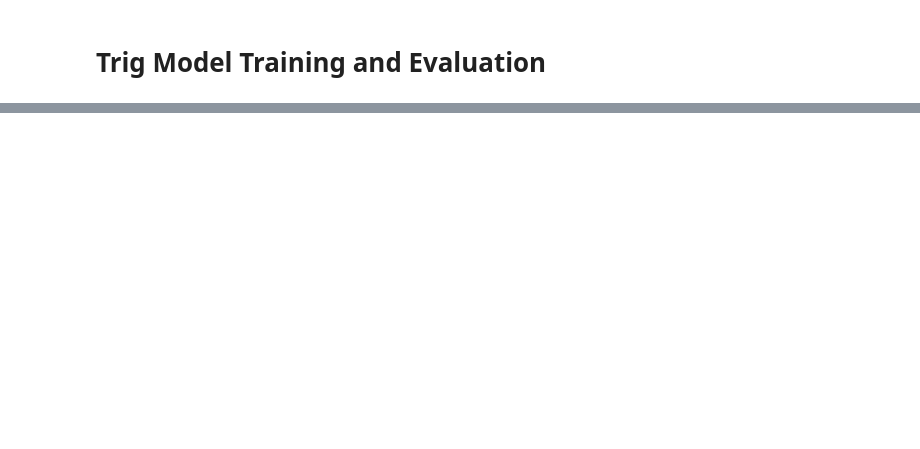
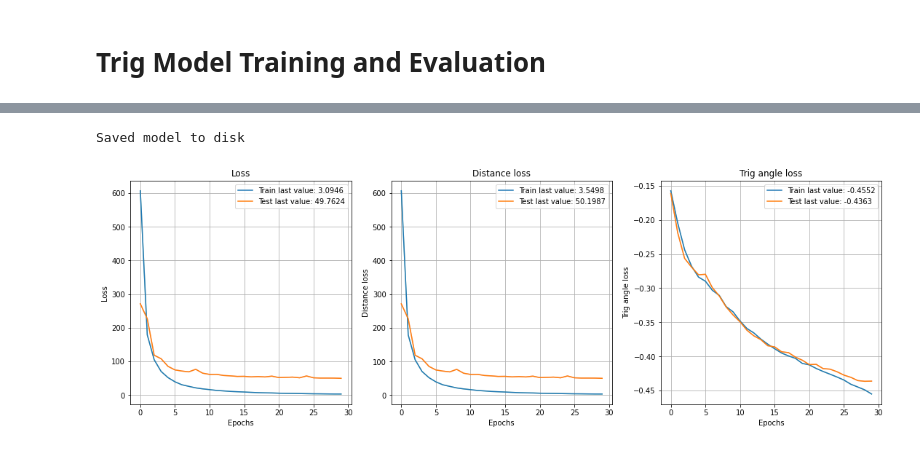
Before and after one commit to jshutler/cv_distance_estimation, a Jupyter notebook: scripts_and_notebooks/train_image_models.ipynb, the cells around one changed output, grey strips where cells are left out. Saved outputs shown, nothing was run; the diff lists cells and outputs as text; code cells hidden in the pictures; blank space fills up the shorter version.

```diff
--- a/scripts_and_notebooks/train_image_models.ipynb
+++ b/scripts_and_notebooks/train_image_models.ipynb
@@ -637,0 +643,36 @@ img_metric_df
+# %%
+#needing to resset these
+
+#subimage position layers
+subimage_pos_layer = keras.layers.Conv2D(500, kernel_size=3, activation="relu")(subimage_pos_input)
+subimage_pos_layer = keras.layers.AveragePooling2D()(subimage_pos_layer)
+subimage_pos_layer = keras.layers.Conv2D(250, kernel_size=3, activation="relu")(subimage_pos_layer)
+subimage_pos_layer = keras.layers.AveragePooling2D()(subimage_pos_layer)
+subimage_pos_layer = keras.layers.Flatten()(subimage_pos_layer)
+
+#concatanate the two layers
+combined_layer = keras.layers.concatenate([subimage_pos_layer, class_layer])
+combined_layer = keras.layers.Dense(100, activation="relu")(combined_layer)
+combined_layer = keras.layers.Dense(32, activation="relu")(combined_layer)
+
+#output layers
+dist_layer = keras.layers.Dense(1, name="distance")(combined_layer)
+angle_layer = keras.layers.Dense(angle_shape[0], name="angle")(combined_layer)
+trig_angle_layer = keras.layers.Dense(2, name="trig_angle")(combined_layer)
+# %%
+subimage_trig_model = keras.Model(
+    inputs=[subimage_pos_input, class_input],
+    outputs=[dist_layer, trig_angle_layer]
+)
+# %%
+model_name = "subimage_w_position+class~dist_feet+(cos_angle + sin_angle)"
+
+keras.utils.plot_model(subimage_trig_model, f"{global_dirname}/models/diagrams/{model_name}.png", show_shapes=True)
+
+subimage_trig_model.compile(loss={"distance": 'mean_squared_error', "trig_angle": "cosine_similarity"},
+                   optimizer=tf.keras.optimizers.Adam(learning_rate=0.0001, decay=0.00001))
+
+#train the model
+subimage_trig_model_history = subimage_trig_model.fit(train_subimage_pos_trig_generator,
+                                                      validation_data=test_subimage_pos_trig_generator,
+                                                      batch_size=32,epochs=epochs, verbose=2)
@@ -637,0 +697,7 @@ img_metric_df
+# %%
+plot_history(subimage_trig_model_history, path=f"{global_dirname}/results_history/{model_name}")
+
+save_model(subimage_trig_model, model_dir, model_name)
+# %% [output]
+Saved model to disk
+[figure, added]
```
Also changed, not shown: parts of 44 cells of this notebook, 23 other files.
